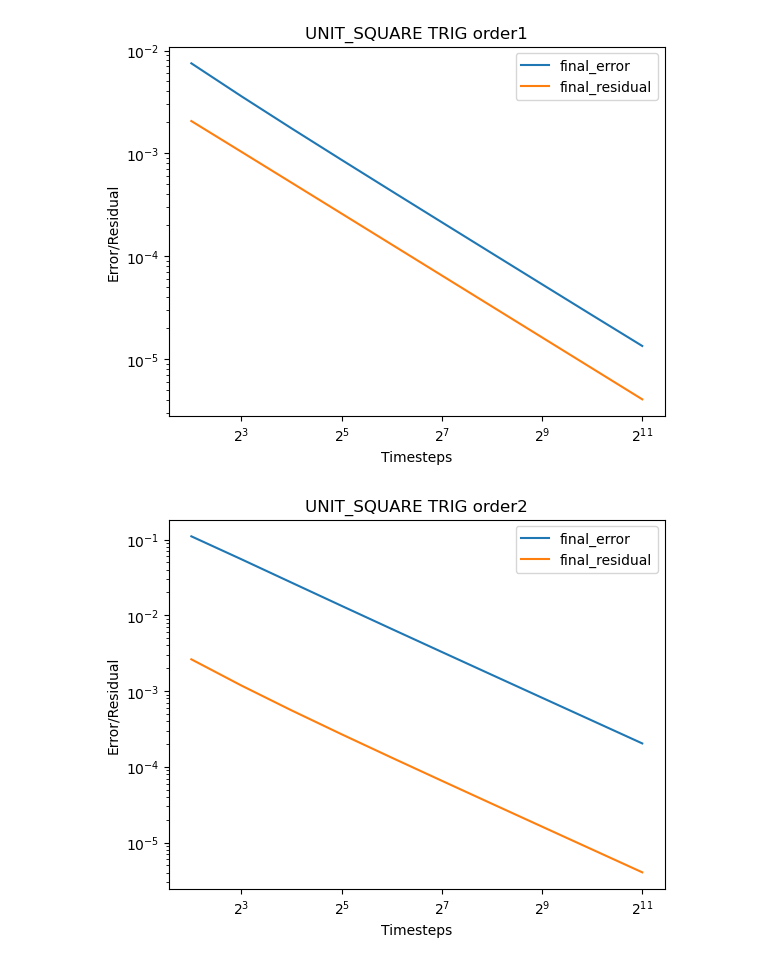
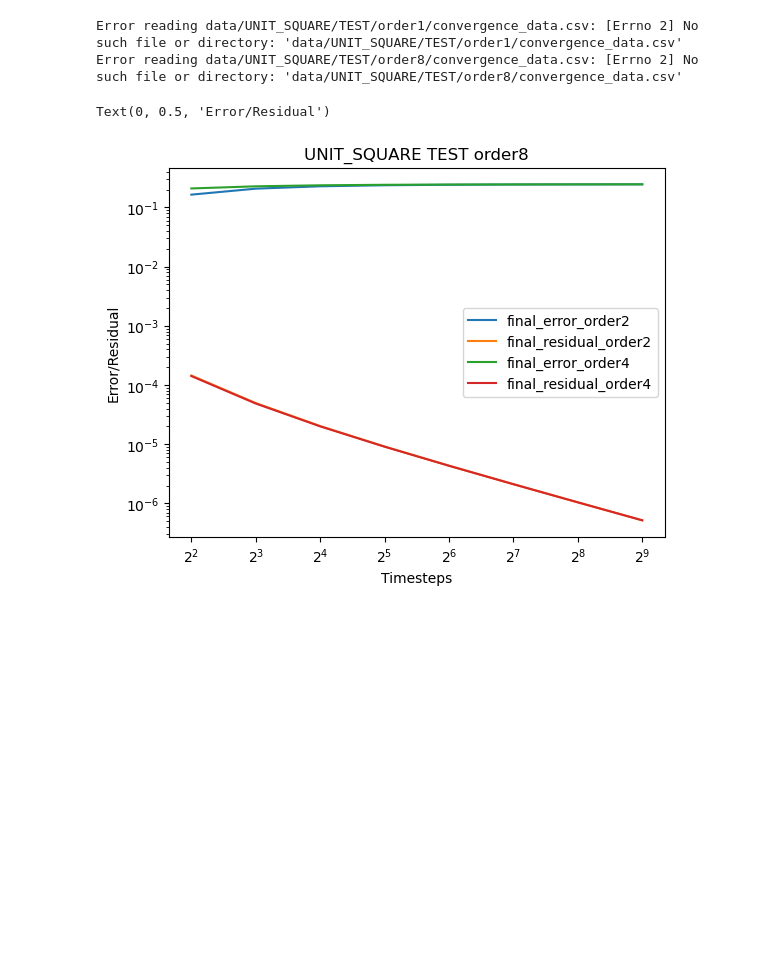
Before and after one commit to TobiasEppacher/pySDC, a Jupyter notebook: pySDC/projects/TobiasTests/VisualizeData.ipynb, the cells around one changed output. Saved outputs shown, nothing was run; the diff lists cells and outputs as text; code cells hidden in the pictures; blank space fills up the shorter version.

Commit message:
More data, different plots

```diff
--- a/pySDC/projects/TobiasTests/VisualizeData.ipynb
+++ b/pySDC/projects/TobiasTests/VisualizeData.ipynb
@@ -1,38 +1,55 @@
 # %%
 import pandas as pd
 import os
 
 mesh_type = 'UNIT_SQUARE'
-equation = 'TRIG'
+equation = 'TEST'
 orders = ['order1', 'order2', 'order4', 'order8']
 
 print_full_stats = False
 convergence_analysis = True
 
 if print_full_stats:
     for order in orders:
         data_dir = f'data/{mesh_type}/{equation}/{order}'
         full_stats_files = os.listdir(data_dir + '/statistics')
         for file in full_stats_files:
             if file.endswith('.csv'):
                 df = pd.read_csv(f'{data_dir}/statistics/{file}')
                 print(df)
 
 if convergence_analysis:
+    fulldf = pd.DataFrame()
+    columns = []
     for order in orders:
         file_path = f'data/{mesh_type}/{equation}/{order}/convergence_data.csv'
-        df = pd.read_csv(file_path)
+        try:
+            df = pd.read_csv(file_path)
+        except Exception as e:
+            print(f'Error reading {file_path}: {e}')
+            continue
 
-        ax = df.plot(
+        df.rename(columns={'error': f'error_{order}', 'residual': f'residual_{order}'}, inplace=True)
+
+        if fulldf.empty:
+            fulldf.insert(0, 'timesteps', df['timesteps'])
+
+        fulldf.insert(len(fulldf.columns), f'final_error_{order}', df['final_error'])
+        fulldf.insert(len(fulldf.columns), f'final_residual_{order}', df['final_residual'])
+        columns += [f'final_error_{order}', f'final_residual_{order}']
+
+ax = fulldf.plot(
             title=f'{mesh_type} {equation} {order}',
             x='timesteps',
-            y=['final_error', 'final_residual'],
+            y=columns,
             )
 
-        ax.set_xscale('log', base=2)
-        ax.set_yscale('log', base=10)
-        ax.set_xlabel('Timesteps')
-        ax.set_ylabel('Error/Residual')
+ax.set_xscale('log', base=2)
+ax.set_yscale('log', base=10)
+ax.set_xlabel('Timesteps')
+ax.set_ylabel('Error/Residual')
 # %% [output]
+Error reading data/UNIT_SQUARE/TEST/order1/convergence_data.csv: [Errno 2] No such file or directory: 'data/UNIT_SQUARE/TEST/order1/convergence_data.csv'
+Error reading data/UNIT_SQUARE/TEST/order8/convergence_data.csv: [Errno 2] No such file or directory: 'data/UNIT_SQUARE/TEST/order8/convergence_data.csv'
+Text(0, 0.5, 'Error/Residual')
-[figure, old version]
+[figure, new version]
-[figure, removed]
```
Also changed, not shown: parts of 1 cell of this notebook, 56 other files.
